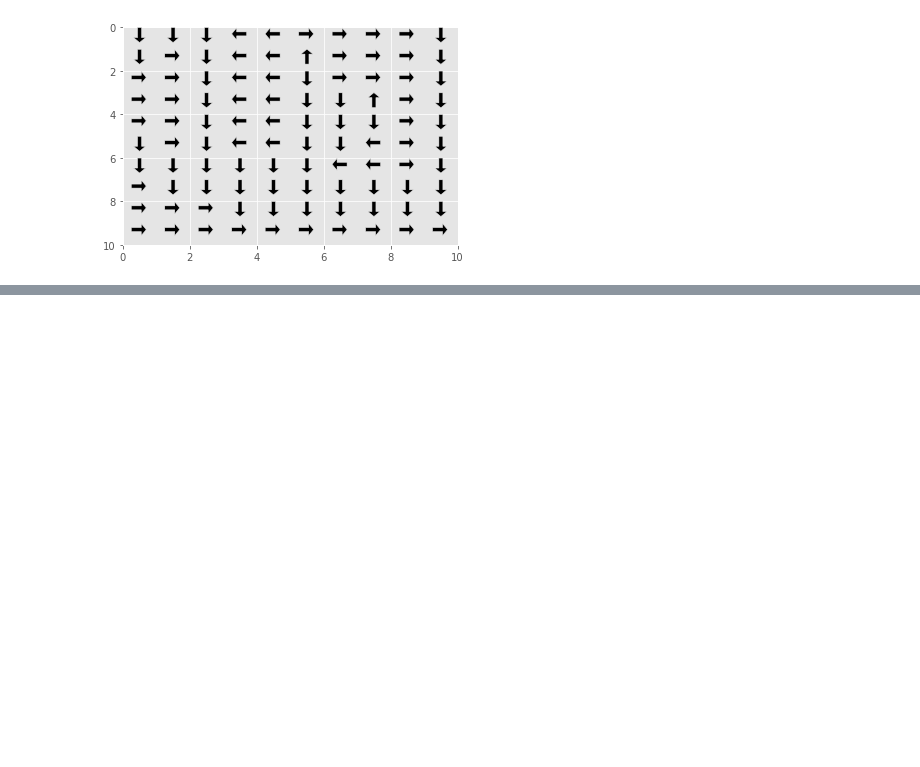
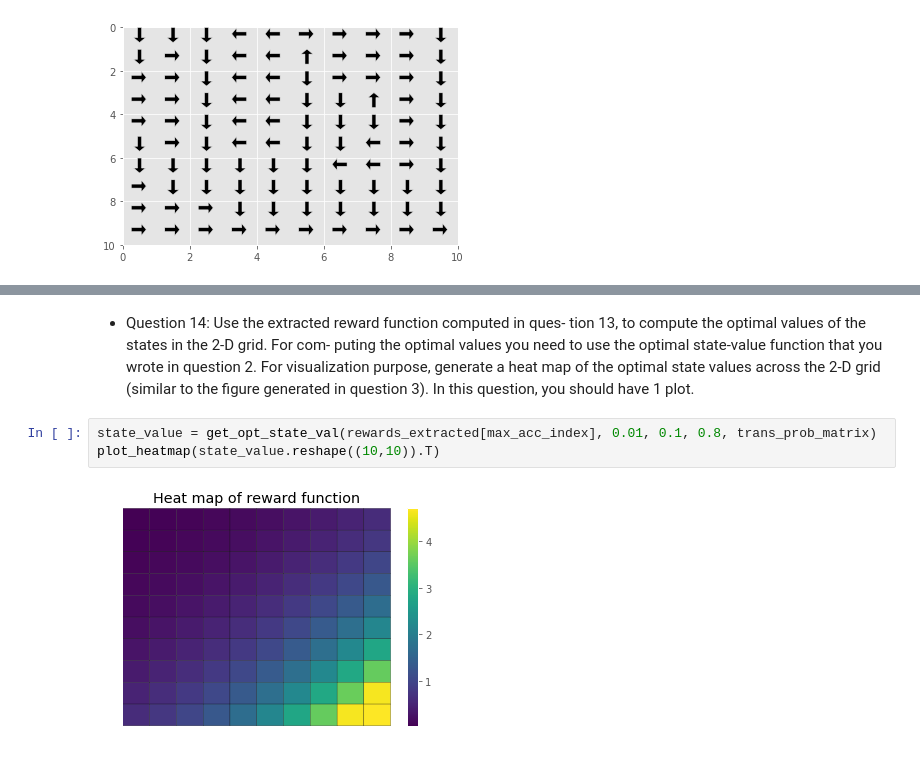
Before and after one commit to CallMeDDL/EE232E_Networks, a Jupyter notebook: project3/proj3_part1.ipynb, the cells around one changed output, grey strips where cells are left out. Saved outputs shown, nothing was run; the diff lists cells and outputs as text; blank space fills up the shorter version.

```diff
--- a/project3/proj3_part1.ipynb
+++ b/project3/proj3_part1.ipynb
@@ -488,0 +644,7 @@ plot_opt_policy(ext_PI)
+# %% [markdown]
+- Question 14: Use the extracted reward function computed in ques- tion 13, to compute the optimal values of the states in the 2-D grid. For com- puting the optimal values you need to use the optimal state-value function that you wrote in question 2. For visualization purpose, generate a heat map of the optimal state values across the 2-D grid (similar to the figure generated in question 3). In this question, you should have 1 plot.
+# %%
+state_value = get_opt_state_val(rewards_extracted[max_acc_index], 0.01, 0.1, 0.8, trans_prob_matrix)
+plot_heatmap(state_value.reshape((10,10)).T)
+# %% [output]
+[figure, added]
```
Also changed, not shown: parts of 23 cells of this notebook, 1 other file.
